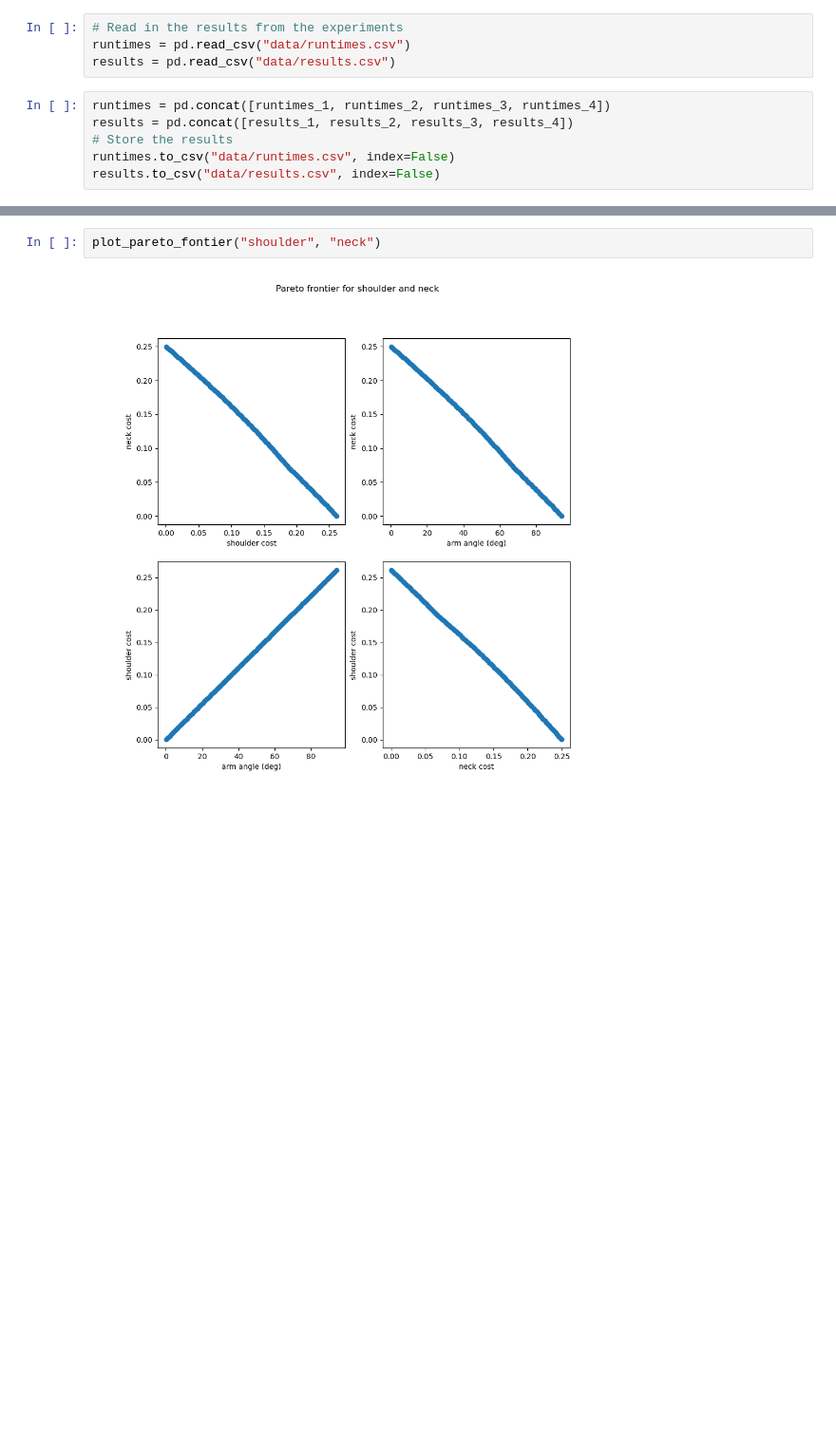
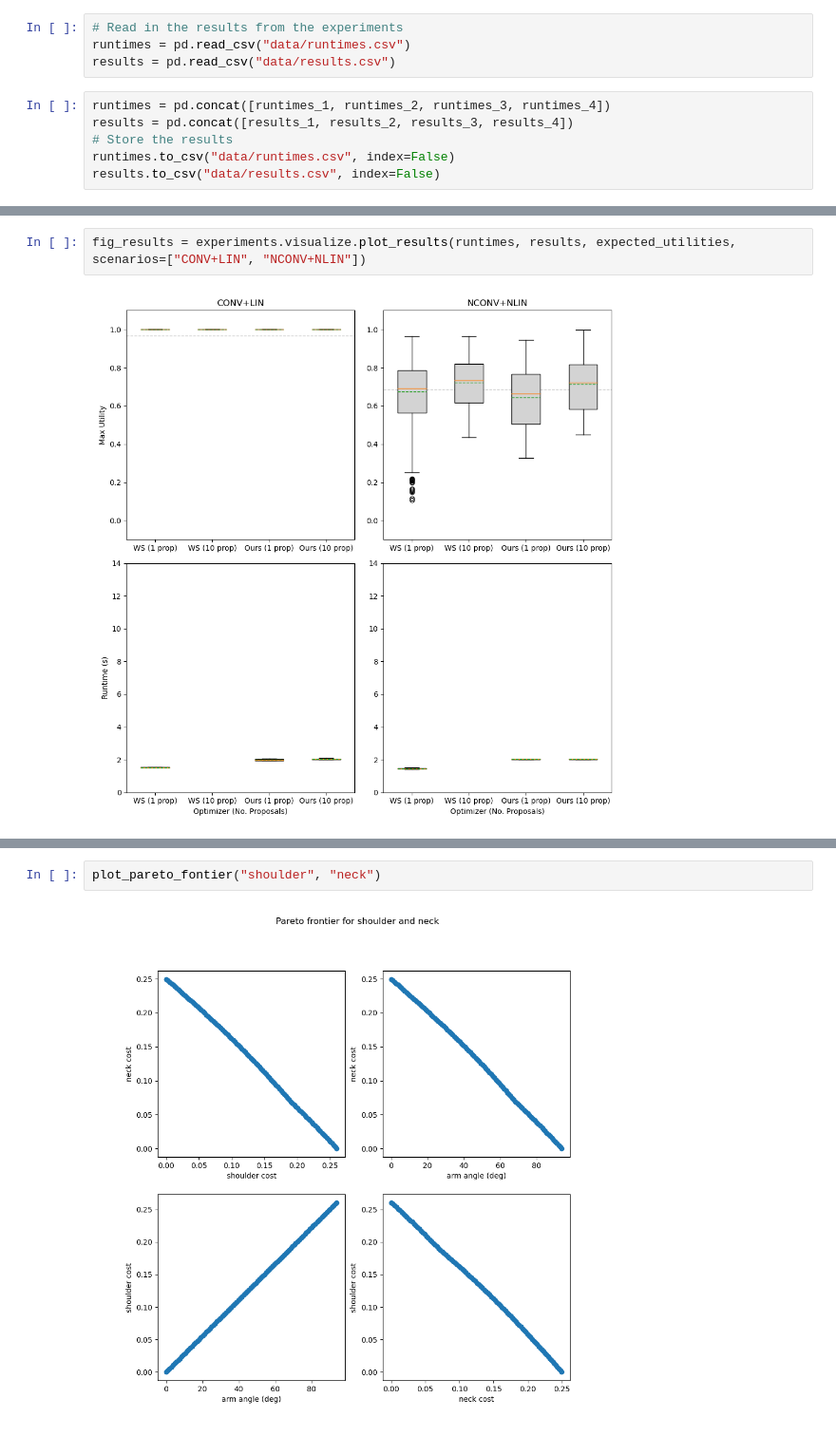
Before and after one commit to christophajohns/auit-pareto-solver, a Jupyter notebook: evaluation.ipynb, the cells around one changed output, grey strips where cells are left out. Shown at 95% size. Drawn from its saved outputs; the diff is of its cells as text; blank space fills up the shorter version.

```diff
--- a/evaluation.ipynb
+++ b/evaluation.ipynb
@@ -235,3 +239,7 @@ fig_results = experiments.visualize.plot_results(runtimes, results, expected_uti
+# %%
+fig_results = experiments.visualize.plot_results(runtimes, results, expected_utilities, scenarios=["CONV+LIN", "NCONV+NLIN"])
+# %% [output]
+[figure, added]
 # %%
 import AUIT
 import experiments.config
```
Also changed, not shown: parts of 9 cells of this notebook, 6 other files.
